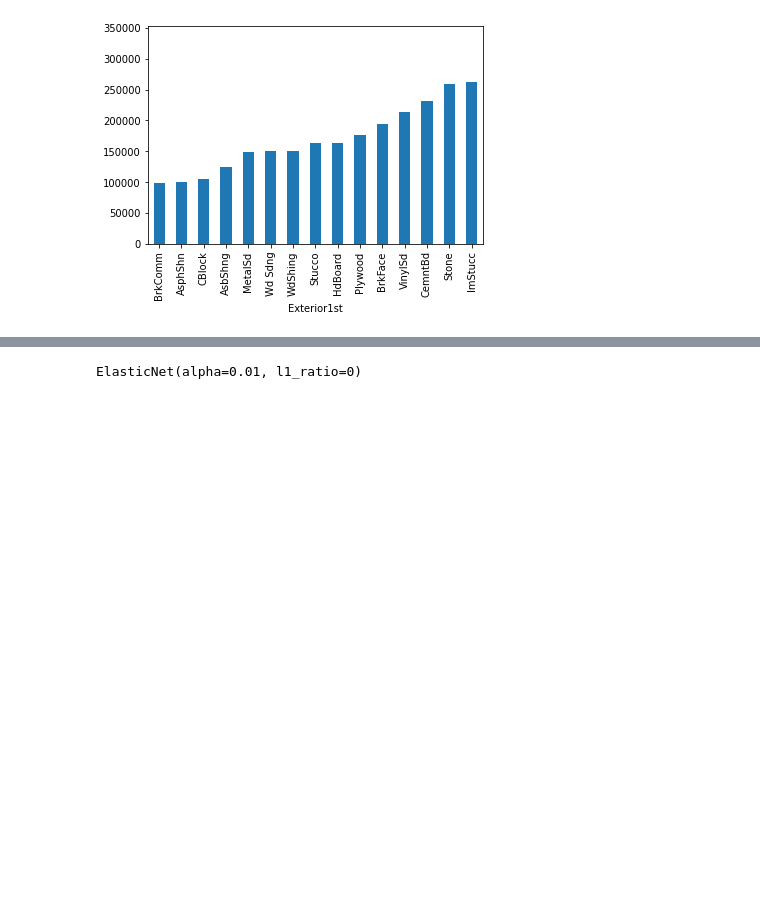
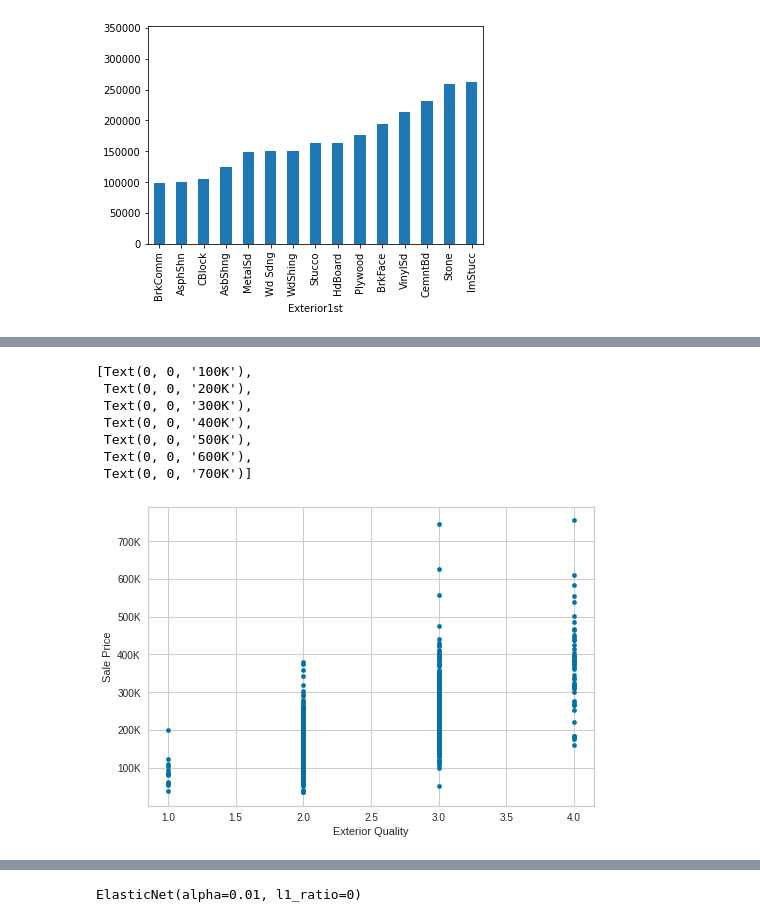
Before and after one commit to sherry-tang-97/house_price_prediction, a Jupyter notebook: house.ipynb, the cells around one changed output, grey strips where cells are left out. Saved outputs shown, nothing was run; the diff lists cells and outputs as text; code cells hidden in the pictures; blank space fills up the shorter version.

```diff
--- a/house.ipynb
+++ b/house.ipynb
@@ -257,0 +284,13 @@ test1x=test1.loc[:, test1.columns!='SalePrice']
+# %%
+fig, ax = plt.subplots()
+
+train1.plot.scatter(x='ExterQual', y='SalePrice', ax=ax)
+
+ax.set_xlabel('Exterior Quality')
+ax.set_ylabel('Sale Price')
+
+yticks=np.arange(100000,800000,100000).tolist()
+yticklabels=['100K', '200K', '300K', '400K', '500K', '600K', '700K']
+ax.set_yticks(yticks)
+ax.set_yticklabels(yticklabels)
+# %% [output]
@@ -257,0 +298,8 @@ test1x=test1.loc[:, test1.columns!='SalePrice']
+[Text(0, 0, '100K'),
+ Text(0, 0, '200K'),
+ Text(0, 0, '300K'),
+ Text(0, 0, '400K'),
+ Text(0, 0, '500K'),
+ Text(0, 0, '600K'),
+ Text(0, 0, '700K')]
+[figure, added]
```
Also changed, not shown: parts of 111 cells of this notebook.
